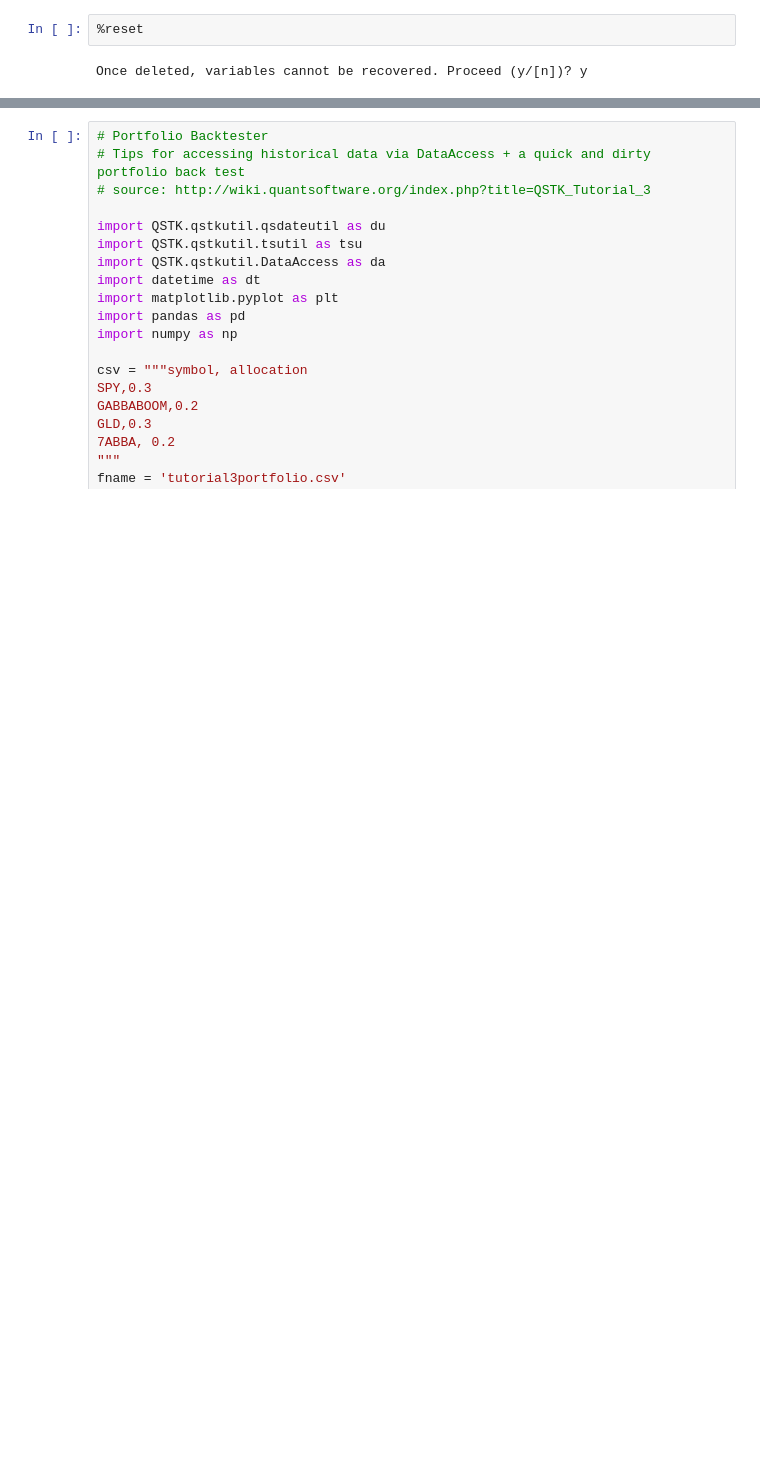
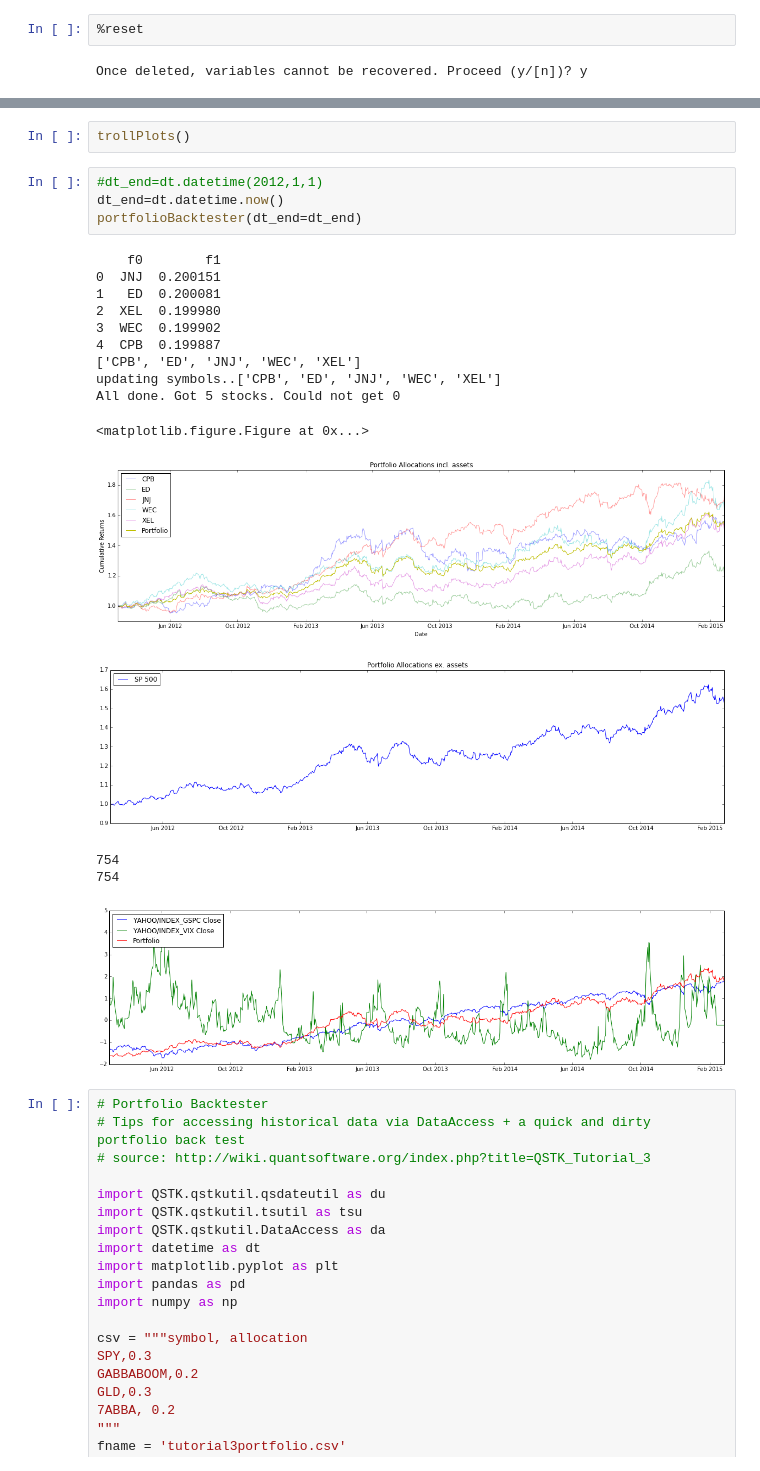
Before and after one commit to qorelogic/ml2, a Jupyter notebook: bin/qstk-portfolio-backtester.ipynb, the cells around one changed output, grey strips where cells are left out. Cells and saved outputs as stored; diff of their text form; blank space fills up the shorter version.

```diff
--- a/bin/qstk-portfolio-backtester.ipynb
+++ b/bin/qstk-portfolio-backtester.ipynb
@@ -82,3 +60,25 @@ portfolioBacktester()
+# %%
+trollPlots()
+# %%
+#dt_end=dt.datetime(2012,1,1)
+dt_end=dt.datetime.now()
+portfolioBacktester(dt_end=dt_end)
+# %% [output]
+    f0        f1
+0  JNJ  0.200151
+1   ED  0.200081
+2  XEL  0.199980
+3  WEC  0.199902
+4  CPB  0.199887
+['CPB', 'ED', 'JNJ', 'WEC', 'XEL']
+updating symbols..['CPB', 'ED', 'JNJ', 'WEC', 'XEL']
+All done. Got 5 stocks. Could not get 0
+<matplotlib.figure.Figure at 0x...>
+[figure, added]
+[figure, added]
+754
+754
+[figure, added]
 # %%
 # Portfolio Backtester
 # Tips for accessing historical data via DataAccess + a quick and dirty portfolio back test
```
Also changed, not shown: parts of 10 cells of this notebook, 3 other files.
